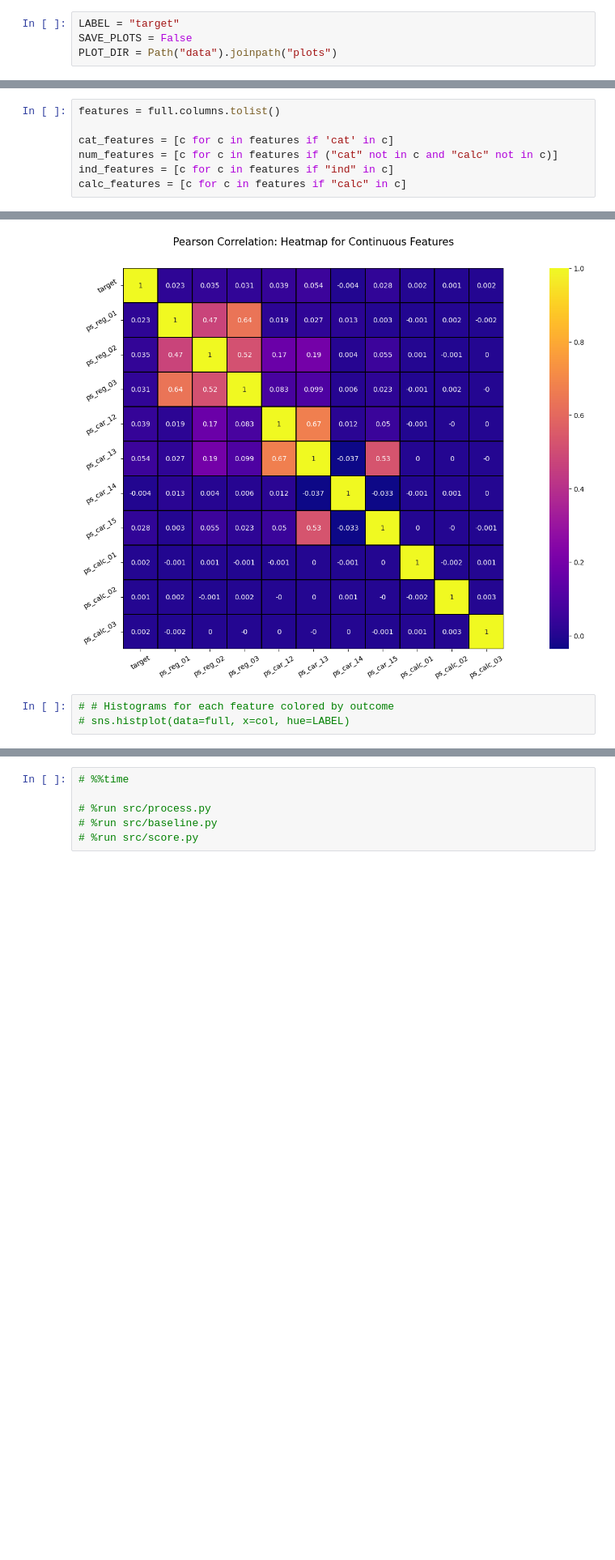
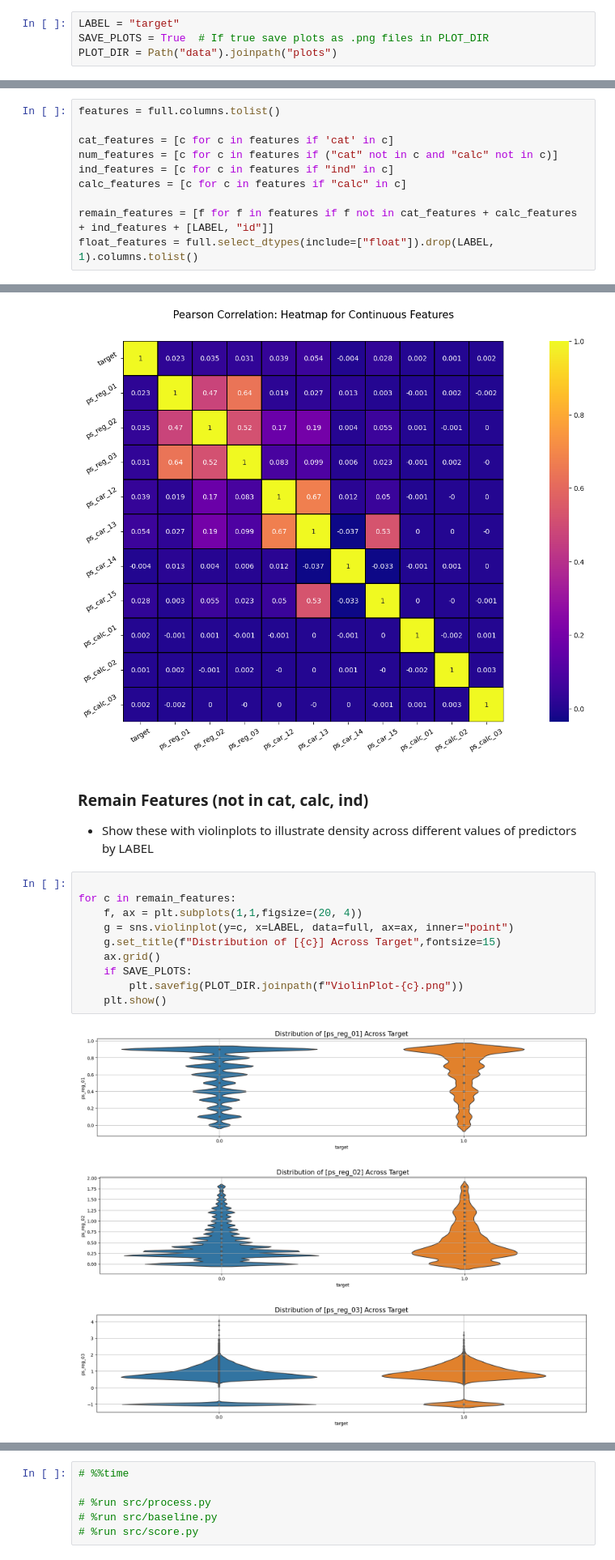
Before and after one commit to RickArko/ami-porto, a Jupyter notebook: EDA.ipynb, the cells around one changed output, grey strips where cells are left out. Shown at 81% size. Drawn from its saved outputs; the diff is of its cells as text; blank space fills up the shorter version.

Commit message:
update EDA save all plots

```diff
--- a/EDA.ipynb
+++ b/EDA.ipynb
@@ -21,7 +21,7 @@ warnings.simplefilter("ignore")
 ### Global Params
 # %%
 LABEL = "target"
-SAVE_PLOTS = False
+SAVE_PLOTS = True  # If true save plots as .png files in PLOT_DIR
 PLOT_DIR = Path("data").joinpath("plots")
 # %%
 train, test = load_train_test()
@@ -82,6 +91,9 @@ cat_features = [c for c in features if 'cat' in c]
 num_features = [c for c in features if ("cat" not in c and "calc" not in c)]
 ind_features = [c for c in features if "ind" in c]
 calc_features = [c for c in features if "calc" in c]
+
+remain_features = [f for f in features if f not in cat_features + calc_features + ind_features + [LABEL, "id"]]
+float_features = full.select_dtypes(include=["float"]).drop(LABEL, 1).columns.tolist()
 # %% [markdown]
 ## Check Feature Distributions
 - Compare by Feature type
@@ -139,6 +158,20 @@ plt.savefig(PLOT_DIR.joinpath(f"HeatMap-Pearson-Correlation.png"))
 plt.show()
 # %% [output]
 [figure]
-# %%
-# # Histograms for each feature colored by outcome
-# sns.histplot(data=full, x=col, hue=LABEL)
+# %% [markdown]
+### Remain Features (not in cat, calc, ind)
+- Show these with violinplots to illustrate density across different values of predictors by LABEL
+# %%
+
+for c in remain_features:
+    f, ax = plt.subplots(1,1,figsize=(20, 4))
+    g = sns.violinplot(y=c, x=LABEL, data=full, ax=ax, inner="point")
+    g.set_title(f"Distribution of [{c}] Across Target",fontsize=15)
+    ax.grid()
+    if SAVE_PLOTS:
+        plt.savefig(PLOT_DIR.joinpath(f"ViolinPlot-{c}.png"))
+    plt.show()
+# %% [output]
+[figure, added]
+[figure, added]
+[figure, added]
```
Also changed, not shown: parts of 8 cells of this notebook.
